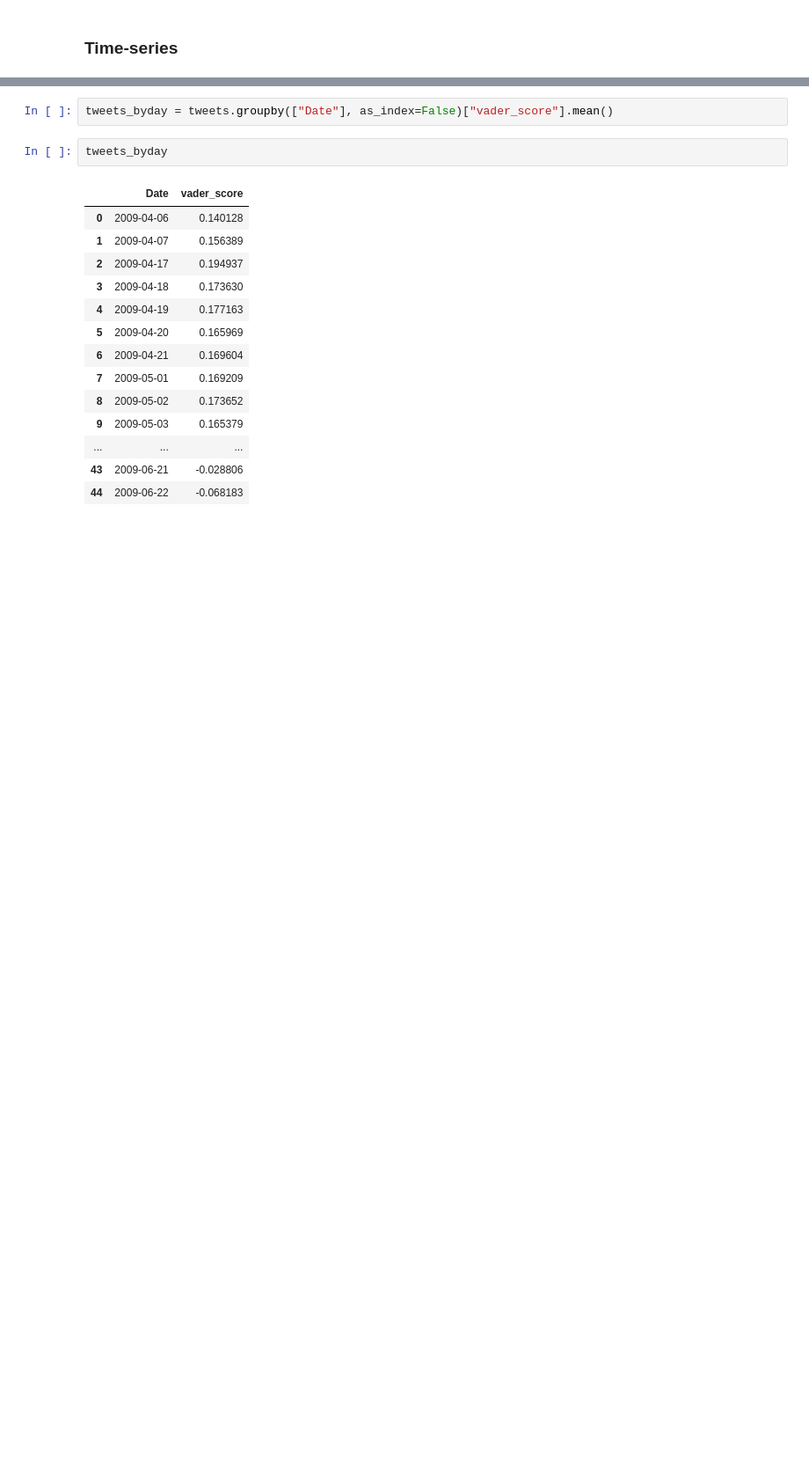
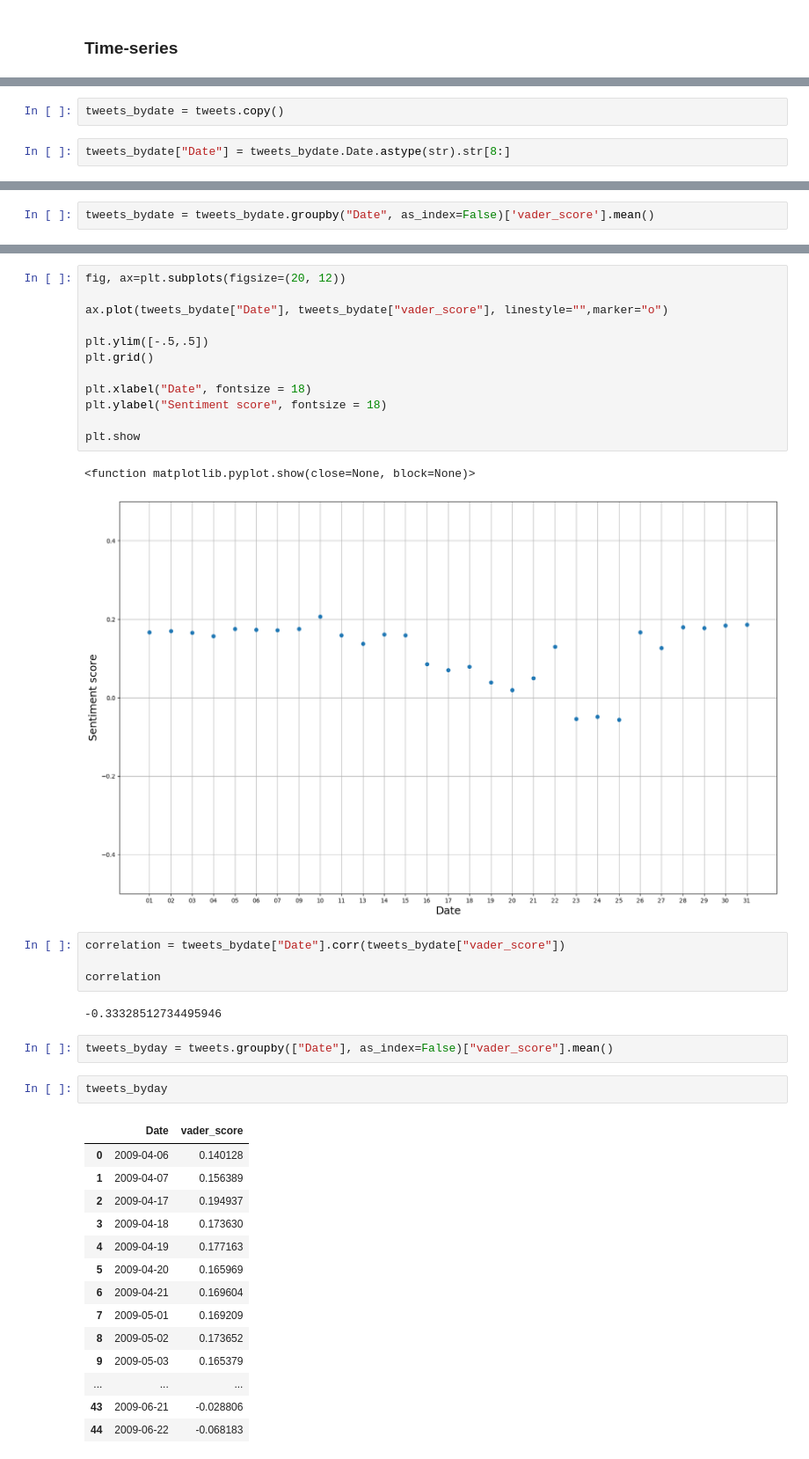
Before and after one commit to coharaCNJ/M.Sc.-Data-Analytics-Semester-2-CA2, a Jupyter notebook: Sentiment_Analysis.ipynb, the cells around one changed output, grey strips where cells are left out. Shown at 88% size. Cells and saved outputs as stored; diff of their text form; blank space fills up the shorter version.

```diff
--- a/Sentiment_Analysis.ipynb
+++ b/Sentiment_Analysis.ipynb
@@ -136,0 +124,4 @@ tweets_average
+# %%
+tweets_bydate = tweets.copy()
+# %%
+tweets_bydate["Date"] = tweets_bydate.Date.astype(str).str[8:]
@@ -136,0 +144,2 @@ tweets_average
+# %%
+tweets_bydate = tweets_bydate.groupby("Date", as_index=False)['vader_score'].mean()
@@ -137,3 +166,24 @@ tweets_average
+# %%
+fig, ax=plt.subplots(figsize=(20, 12))
+
+ax.plot(tweets_bydate["Date"], tweets_bydate["vader_score"], linestyle="",marker="o")
+
+plt.ylim([-.5,.5])
+plt.grid()
+
+plt.xlabel("Date", fontsize = 18)
+plt.ylabel("Sentiment score", fontsize = 18)
+
+plt.show
+# %% [output]
+<function matplotlib.pyplot.show(close=None, block=None)>
+[figure, added]
+# %%
+correlation = tweets_bydate["Date"].corr(tweets_bydate["vader_score"])
+
+correlation
+# %% [output]
+-0.33328512734495946
 # %%
 tweets_byday = tweets.groupby(["Date"], as_index=False)["vader_score"].mean()
 # %%
```
Also changed, not shown: parts of 30 cells of this notebook, 2 other files.
